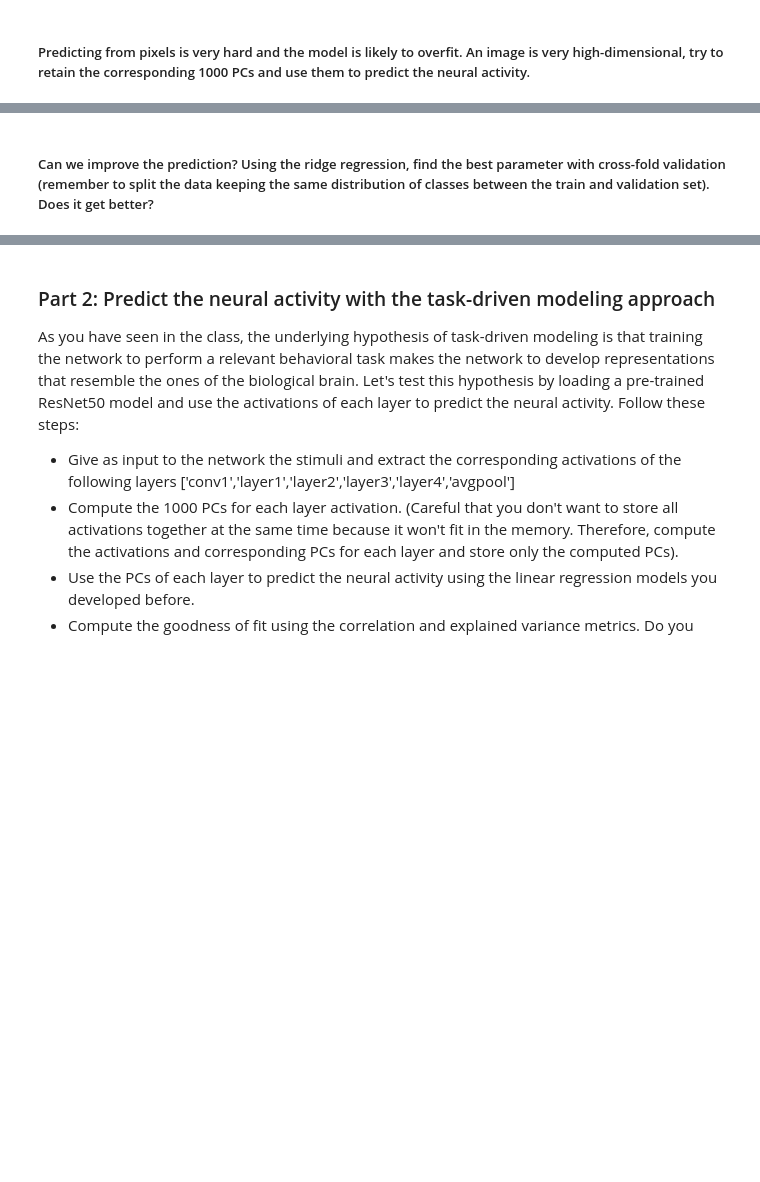
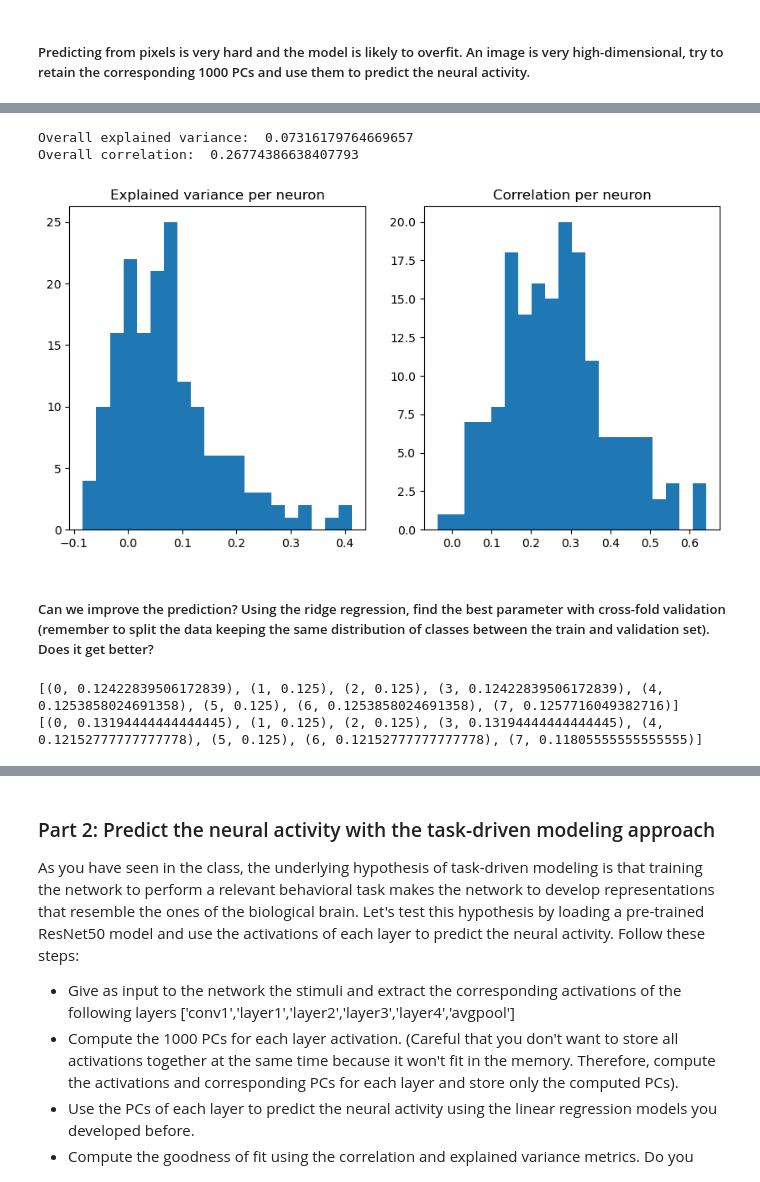
Before and after one commit to ernestoBocini/Brain-Like-Computation-Project, a Jupyter notebook: week5.ipynb, the cells around one changed output, grey strips where cells are left out. Saved outputs shown, nothing was run; the diff lists cells and outputs as text; code cells hidden in the pictures; blank space fills up the shorter version.

```diff
--- a/week5.ipynb
+++ b/week5.ipynb
@@ -192,0 +98,12 @@ reg_ridge_8 = Ridge(alpha=1, fit_intercept=True).fit(feature_matrix_8, spikes_tr
+# %%
+# one-hot encoding for the class labels
+# number of classes
+num_classes = 8
+
+# one-hot encode the class labels
+class_labels_one_hot = np.eye(num_classes)[X_train[:,-1].astype(int)]
+class_labels_one_hot_val = np.eye(num_classes)[X_val[:,-1].astype(int)]
+
+# concatenate the one-hot encoded labels to the feature matrix
+X_train_augmented = np.hstack((X_train[:,:-1], class_labels_one_hot))
+X_val_augmented = np.hstack((X_val[:,:-1], class_labels_one_hot_val))
@@ -395,2 +172,58 @@ R2 score ridge 8: mean=0.03145406321301062, std=0.17331755644240424
+# %%
+# concatenate the one-hot encoded labels to the feature matrix
+pca_feature_matrix_8_augmented = np.hstack((pca_feature_matrix_8[:,:-1], class_labels_one_hot))
+pca_feature_matrix_8_val_augmented = np.hstack((pca_feature_matrix_8_val[:,:-1], class_labels_one_hot_val))
+# %%
+# fit ridge regression model with arbitrary lambda : 10
+
+lamb = 10
+model_weights, model_loss = ridge_regression(spikes_train, pca_feature_matrix_8_augmented, lamb)
+
+# make predictions using validation set
+class_labels_one_hot_val = np.eye(num_classes)[pca_feature_matrix_8_val[:,-1].astype(int)]
+pca_feature_matrix_8_val_augmented = np.hstack((pca_feature_matrix_8_val[:,:-1], class_labels_one_hot_val))
+y_pred = np.dot(pca_feature_matrix_8_val_augmented, model_weights)
+
+# compute the ev for each neuron
+ev_per_neuron = 1- np.var(y_pred - spikes_val, axis=0)/np.var(spikes_val, axis=0)
+# compute overall ev
+ev = np.mean(ev_per_neuron)
+print('Overall explained variance: ', ev)
+
+# compute the correlation for each neuron
+corr_per_neuron = np.array([np.corrcoef(y_pred[:,i], spikes_val[:,i], rowvar=False)[0,1] for i in range(y_pred.shape[1])])
+# compute overall correlation
+corr = np.mean(corr_per_neuron)
+print('Overall correlation: ', corr)
+
+
+# create subplots
+fig, axs = plt.subplots(1, 2, figsize=(10, 5))
+
+# print histogram of ev per neuron
+ax = axs[0]
+ax.hist(ev_per_neuron, bins=20)
+ax.set_title('Explained variance per neuron')
+
+# print histogram of corr per neuron
+ax = axs[1]
+ax.hist(corr_per_neuron, bins=20)
+ax.set_title('Correlation per neuron')
+
+plt.show()
+# %% [output]
+Overall explained variance:  0.07316179764669657
+Overall correlation:  0.26774386638407793
+[figure, added]
 # %% [markdown]
 ##### Can we improve the prediction? Using the ridge regression, find the best parameter with cross-fold validation (remember to split the data keeping the same distribution of classes between the train and validation set). Does it get better?
+# %%
+
+counts = [(el, objects_train_8.count(el) / len(objects_train_8)) for el in set(objects_train_8)]
+print(counts)
+
+counts2 = [(el, objects_val_8.count(el) / len(objects_val_8)) for el in set(objects_val_8)]
+print(counts2)
+# %% [output]
+[(0, 0.12422839506172839), (1, 0.125), (2, 0.125), (3, 0.12422839506172839), (4, 0.1253858024691358), (5, 0.125), (6, 0.1253858024691358), (7, 0.1257716049382716)]
+[(0, 0.13194444444444445), (1, 0.125), (2, 0.125), (3, 0.13194444444444445), (4, 0.12152777777777778), (5, 0.125), (6, 0.12152777777777778), (7, 0.11805555555555555)]
```
Also changed, not shown: parts of 29 cells of this notebook, 4 other files.
